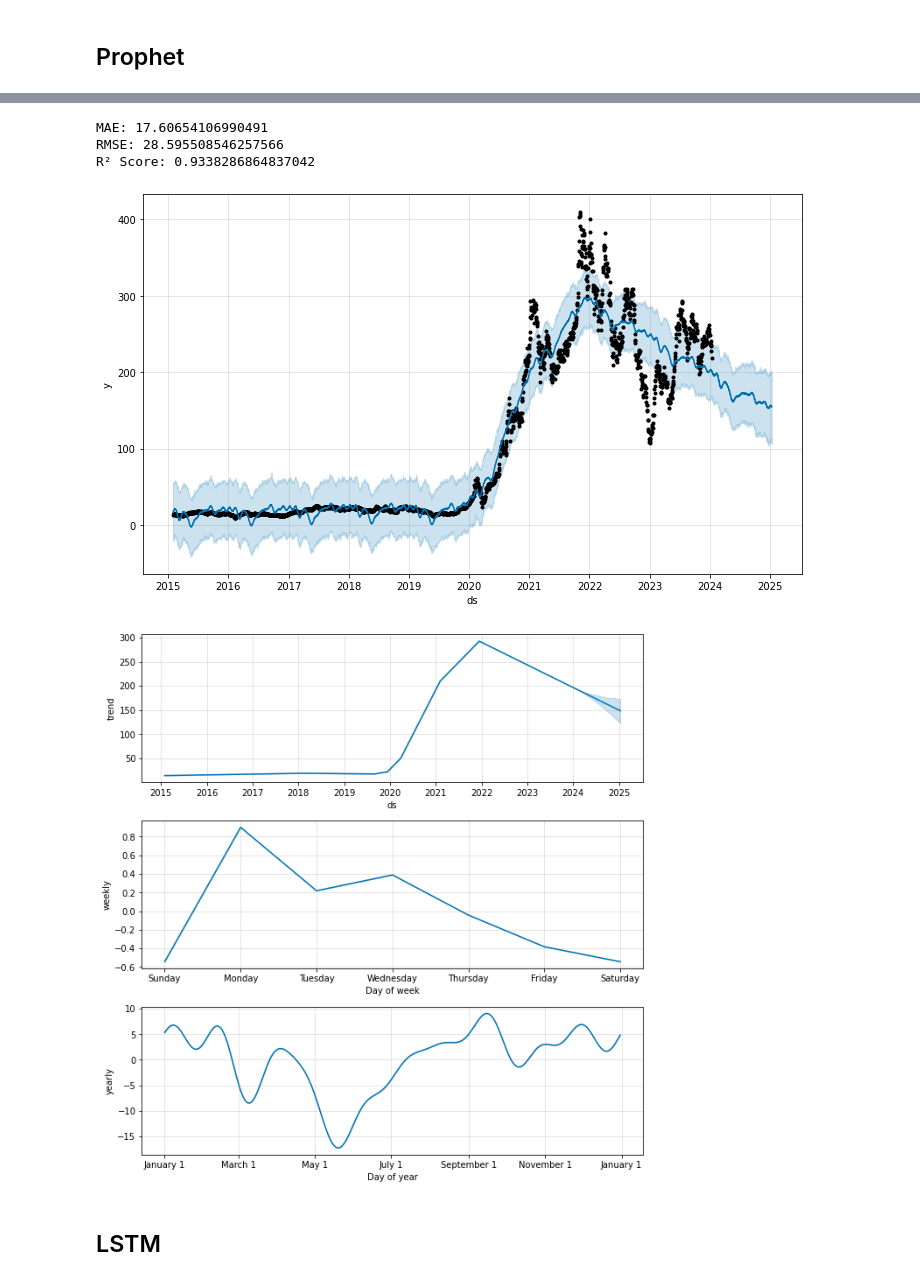
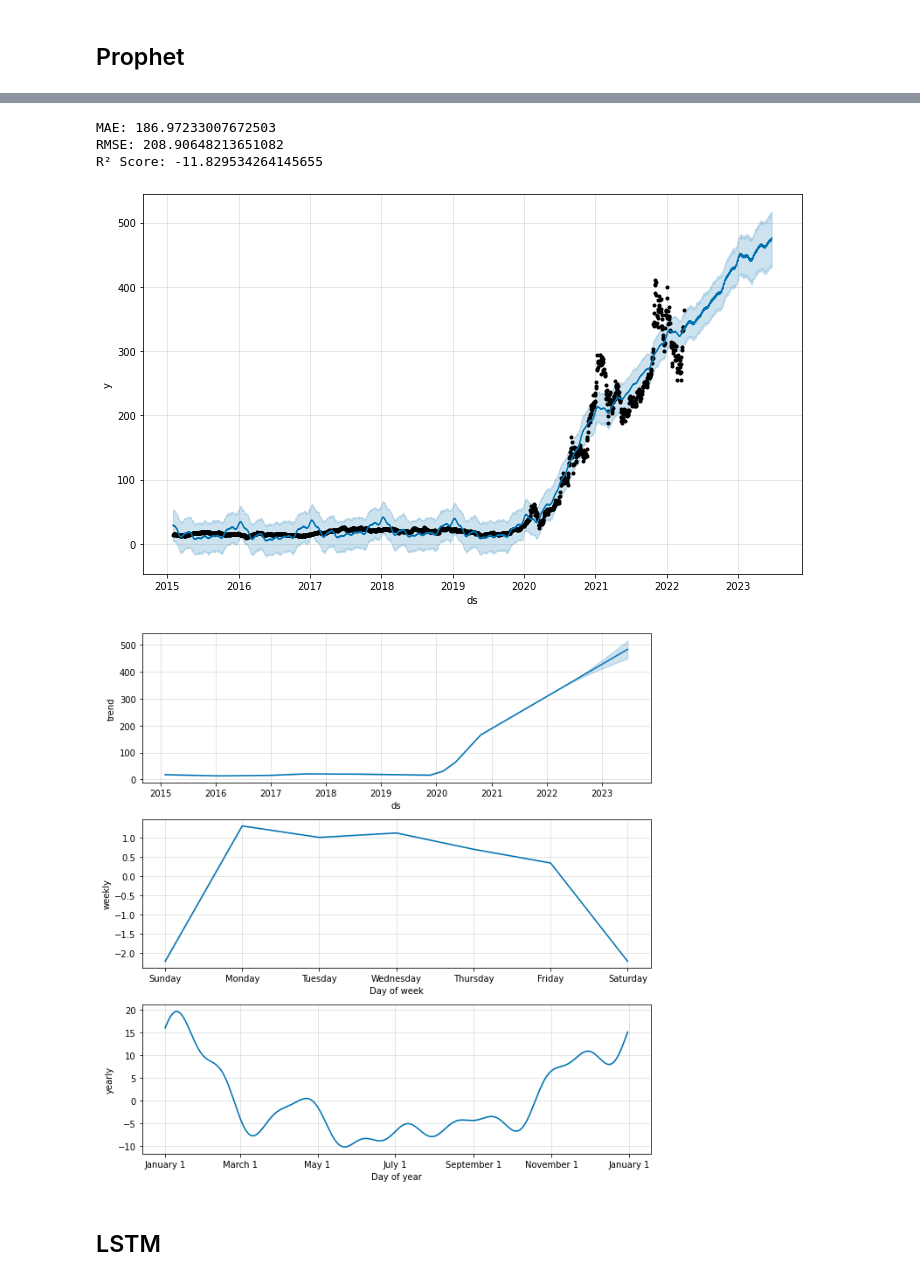
Before and after one commit to Rakib047/Tesla-Stock-Price-Forcasting-Project, a Jupyter notebook: Run.ipynb, the cells around one changed output, grey strips where cells are left out. Cells and saved outputs as stored; diff of their text form; code cells hidden in the pictures.

```diff
--- a/Run.ipynb
+++ b/Run.ipynb
@@ -262,13 +457,16 @@ df_prophet.rename(columns={'Date': 'ds', 'Close': 'y'}, inplace=True)
 
 # Create train-test split (80% train, 20% test)
 train_size = int(len(df_prophet) * 0.8)
-df_train = df_prophet[:train_size]
-df_test = df_prophet[train_size:]
+df_train_prophet = df_prophet[:train_size]
+df_test_prophet = df_prophet[train_size:]
+m = Prophet()
+m.fit(df_train_prophet)
 
-m = Prophet()
-m.fit(df_train)
+# Save the model
+joblib.dump(m, 'prophet_model.pkl')
 
-future = m.make_future_dataframe(periods=365)
+
+future = m.make_future_dataframe(periods=len(df_test_prophet))
 future.tail()
 
 forecast = m.predict(future)
@@ -288,11 +486,14 @@ from sklearn.metrics import r2_score
 
 # 1. Merge actual and predicted values on 'ds'
 # Ensure 'df_prophet' contains the original actual values
-df_actual = df_prophet[['ds', 'y']]
-df_predicted = forecast[['ds', 'yhat']]
+
+# df_actual = df_prophet[['ds', 'y']]
+# df_predicted = forecast[['ds', 'yhat']]
+
+forecast_test = forecast.iloc[train_size:].copy()
 
 # 2. Merge on date ('ds')
-df_compare = pd.merge(df_actual, df_predicted, on='ds', how='inner')
+df_compare = pd.merge(df_test_prophet, forecast_test, on='ds', how='inner')
 
 # 3. Calculate errors (you can choose any metric you want)
 mae = mean_absolute_error(df_compare['y'], df_compare['yhat'])
@@ -308,8 +509,8 @@ print(f"R² Score: {r2}")
-MAE: 17.60654106990491
-RMSE: 28.595508546257566
-R² Score: 0.9338286864837042
+MAE: 186.97233007672503
+RMSE: 208.90648213651082
+R² Score: -11.829534264145655
-[figure, old version]
+[figure, new version]
-[figure, old version]
+[figure, new version]
 # %% [markdown]
 ## LSTM
 # %%
```
Also changed, not shown: parts of 38 cells of this notebook, 28 other files.
